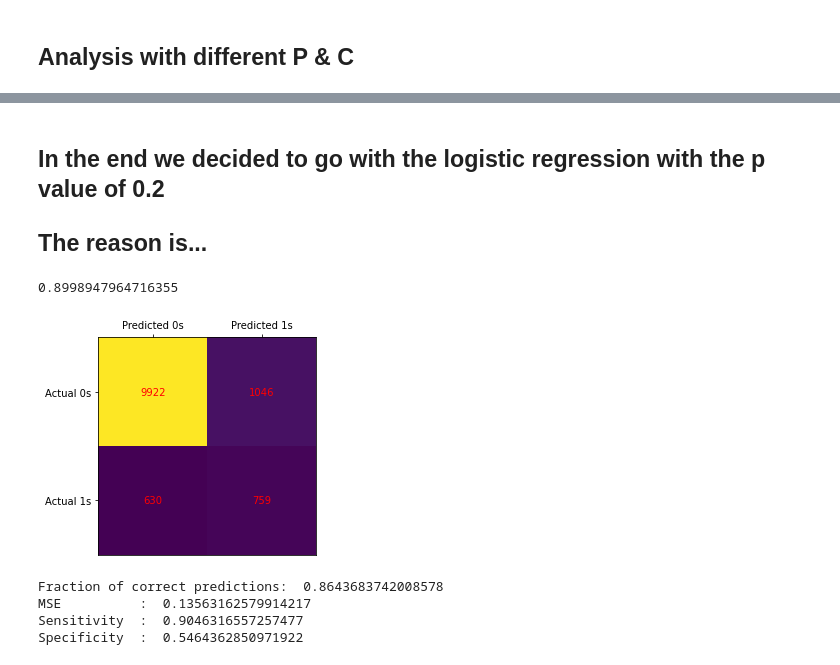
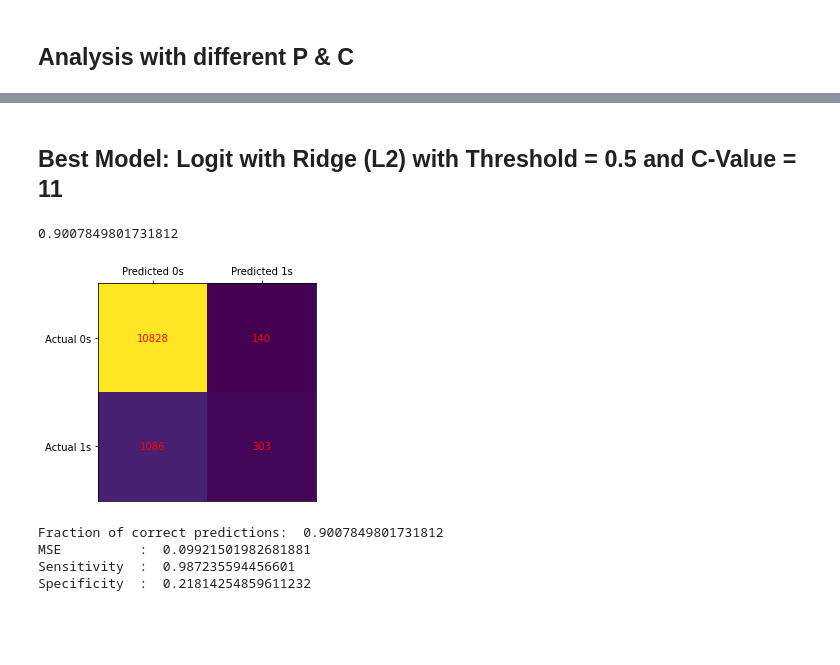
Before and after one commit to Liomat97/AQM-UCI-Machine-Learning, a Jupyter notebook: AQM Test.ipynb, the cells around one changed output, grey strips where cells are left out. Drawn from its saved outputs; the diff is of its cells as text; code cells hidden in the pictures; blank space fills up the shorter version.

```diff
--- a/AQM Test.ipynb
+++ b/AQM Test.ipynb
@@ -643,7 +618,6 @@ for i in range(len(thresh_p_arr)):
     for x in range(len(c_val_arr)):
         model = LogisticRegression(penalty="l1", solver='saga', C=c_val_arr[x], fit_intercept=True)
         model.fit(train_x, train_y)
-        #print(model.score(test_x, test_y))
 
         n = len(test_x)
         prob = model.predict_proba(test_x)
@@ -651,19 +625,6 @@ for i in range(len(thresh_p_arr)):
         y_pred = 1*(prob[:,1] > thresh_p_arr[i])
         cm = confusion_matrix(test_y, y_pred)
         frac_correct = (cm[0,0]+cm[1,1])/n
-
-        #fig, ax = plt.subplots(figsize=(4, 4))
-        #ax.imshow(cm)
-        #ax.grid(False)
-        #ax.xaxis.set(ticks=(0, 1), ticklabels=('Predicted 0s', 'Predicted 1s'))
-        #ax.yaxis.set(ticks=(0, 1), ticklabels=('Actual 0s', 'Actual 1s'))
-        #ax.xaxis.tick_top()
-        #ax.set_ylim(1.5, -0.5)
-        #for i in range(2):
-        #    for j in range(2):
-        #        ax.text(j, i, cm[i, j], ha='center', va='center', color='red')
-        #plt.show()
-        #print("Fraction of correct predictions: ", frac_correct)
 
         mse = mean_squared_error(test_y, y_pred)
         sensitivity1 = cm[0,0]/(cm[0,0]+cm[0,1])
@@ -675,8 +636,11 @@ for i in range(len(thresh_p_arr)):
         p_value = thresh_p_arr[i]
         c_value = c_val_arr[x]
         frac_correct
-
-        temp_results.append((model, regularization, p_value, c_value, frac_correct, sensitivity1,specificity1,mse))
+        P1_A1 = cm[1,1]
+        P0_A0 = cm[0,0]
+        P1_A0 = cm[0,1]
+        P0_A1 = cm[1,0]
+        temp_results.append((model, regularization, p_value, c_value, frac_correct, sensitivity1,specificity1,P1_A1,P0_A0, P1_A0,P0_A1, mse))
         temp_results = pd.DataFrame(temp_results)
         result_logit_lasso = result_logit_lasso.append(temp_results)
 # %%
@@ -726,46 +686,40 @@ plt.boxplot(main_results)
-# %% [markdown]
-## In the end we decided to go with the logistic regression with the p value of 0.2
-## The reason is...
+# %% [markdown]
+## Best Model: Logit with Ridge (L2) with Threshold = 0.5 and C-Value = 11
 # %%
-#Auswertung aller Modele und direkter Vergleich
-
-
-#hier das Beste Modell ausgeben:
-model= LogisticRegression(solver='liblinear')      # Default penalty = L2 = ridge (squared error / close to zero)
-model.fit(train_x, train_y)
+model = LogisticRegression(solver='liblinear', C=11)      # Default penalty = L2 = ridge (squared error / close to zero)
+model_best = model.fit(train_x, train_y)
 print(model.score(test_x, test_y))
-
 n = len(test_x)
 
 prob = model.predict_proba(test_x)
 pred = model.predict(test_x)
-y_pred = 1*(prob[:,1] > 0.2)
+y_pred = 1*(prob[:,1] > 0.5)
 cm = confusion_matrix(test_y, y_pred)
 frac_correct = (cm[0,0]+cm[1,1])/n
 
 fig, ax = plt.subplots(figsize=(4, 4))
 ax.imshow(cm)
 ax.grid(False)
 ax.xaxis.set(ticks=(0, 1), ticklabels=('Predicted 0s', 'Predicted 1s'))
 ax.yaxis.set(ticks=(0, 1), ticklabels=('Actual 0s', 'Actual 1s'))
 ax.xaxis.tick_top()
 ax.set_ylim(1.5, -0.5)
 for i in range(2):
-    for j in range(2):
-        ax.text(j, i, cm[i, j], ha='center', va='center', color='red')
+       for j in range(2):
+              ax.text(j, i, cm[i, j], ha='center', va='center', color='red')
 plt.show()
 print("Fraction of correct predictions: ", frac_correct)
 
 mse = mean_squared_error(test_y, y_pred)
 print('MSE          : ',mse)
 sensitivity1 = cm[0,0]/(cm[0,0]+cm[0,1])
 print('Sensitivity  : ', sensitivity1 )
 specificity1 = cm[1,1]/(cm[1,0]+cm[1,1])
 print('Specificity  : ', specificity1)
 # %% [output]
-0.8998947964716355
+0.9007849801731812
-[figure, old version]
+[figure, new version]
-Fraction of correct predictions:  0.8643683742008578
-MSE          :  0.13563162579914217
-Sensitivity  :  0.9046316557257477
-Specificity  :  0.5464362850971922
+Fraction of correct predictions:  0.9007849801731812
+MSE          :  0.09921501982681881
+Sensitivity  :  0.987235594456601
+Specificity  :  0.21814254859611232
```
Also changed, not shown: parts of 9 cells of this notebook, 2 other files.
